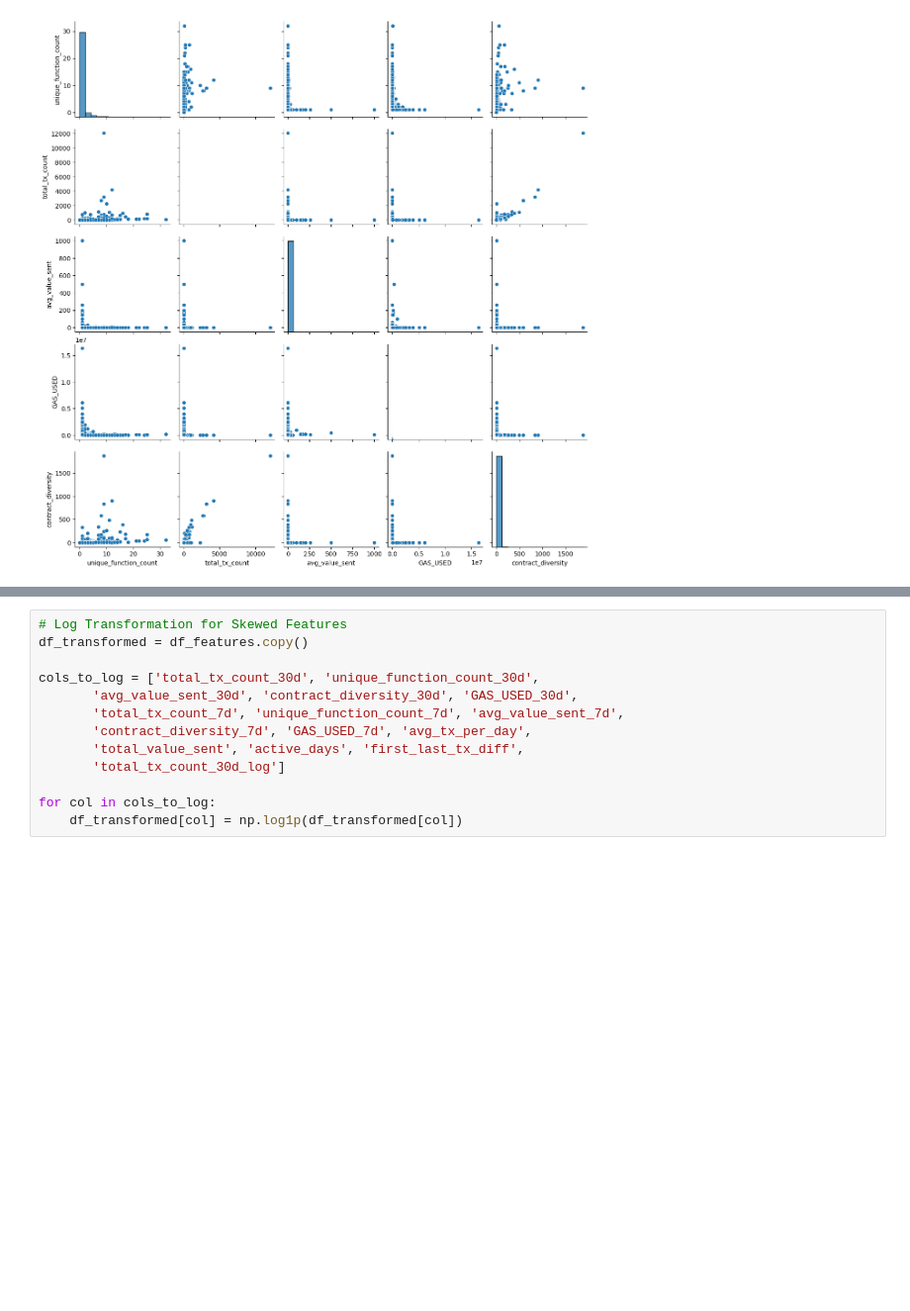
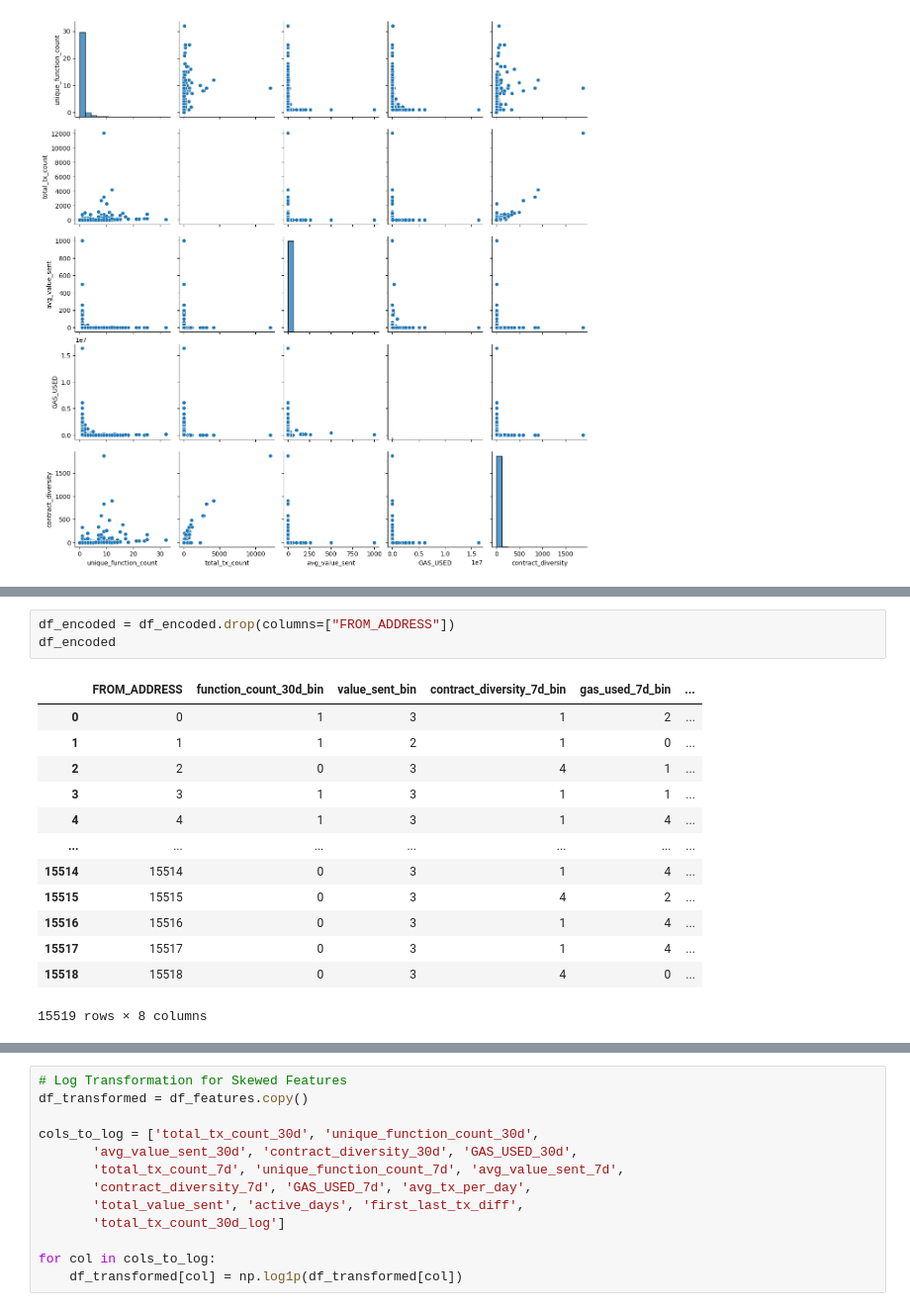
Before and after one commit to bellatrix-ds/ml-in-crypto, a Jupyter notebook: 03_Smart_Contract_Usage_Clustering/Smart_Contract_Clustering.ipynb, the cells around one changed output, grey strips where cells are left out. Shown at 99% size. Saved outputs shown, nothing was run; the diff lists cells and outputs as text; blank space fills up the shorter version.

```diff
--- a/03_Smart_Contract_Usage_Clustering/Smart_Contract_Clustering.ipynb
+++ b/03_Smart_Contract_Usage_Clustering/Smart_Contract_Clustering.ipynb
@@ -158,0 +325,17 @@ Index(['FROM_ADDRESS', 'total_tx_count_30d', 'unique_function_count_30d',
+# %%
+df_encoded = df_encoded.drop(columns=["FROM_ADDRESS"])
+df_encoded
+# %% [output]
+|  | FROM_ADDRESS | function_count_30d_bin | value_sent_bin | contract_diversity_7d_bin | gas_used_7d_bin | ... |
+| 0 | 0 | 1 | 3 | 1 | 2 | ... |
+| 1 | 1 | 1 | 2 | 1 | 0 | ... |
+| 2 | 2 | 0 | 3 | 4 | 1 | ... |
+| 3 | 3 | 1 | 3 | 1 | 1 | ... |
+| 4 | 4 | 1 | 3 | 1 | 4 | ... |
+| ... | ... | ... | ... | ... | ... | ... |
+| 15514 | 15514 | 0 | 3 | 1 | 4 | ... |
+| 15515 | 15515 | 0 | 3 | 4 | 2 | ... |
+| 15516 | 15516 | 0 | 3 | 1 | 4 | ... |
+| 15517 | 15517 | 0 | 3 | 1 | 4 | ... |
+| 15518 | 15518 | 0 | 3 | 4 | 0 | ... |
+15519 rows × 8 columns
```
Also changed, not shown: parts of 28 cells of this notebook, 4 other files.
